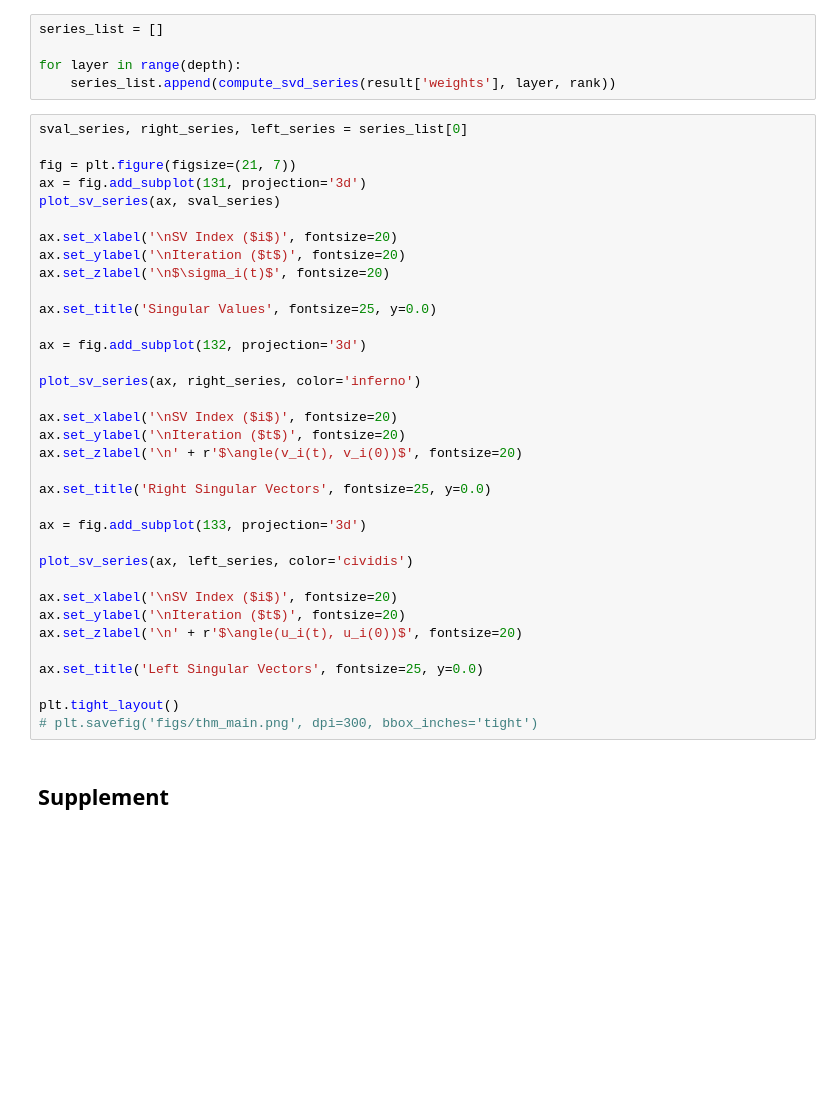
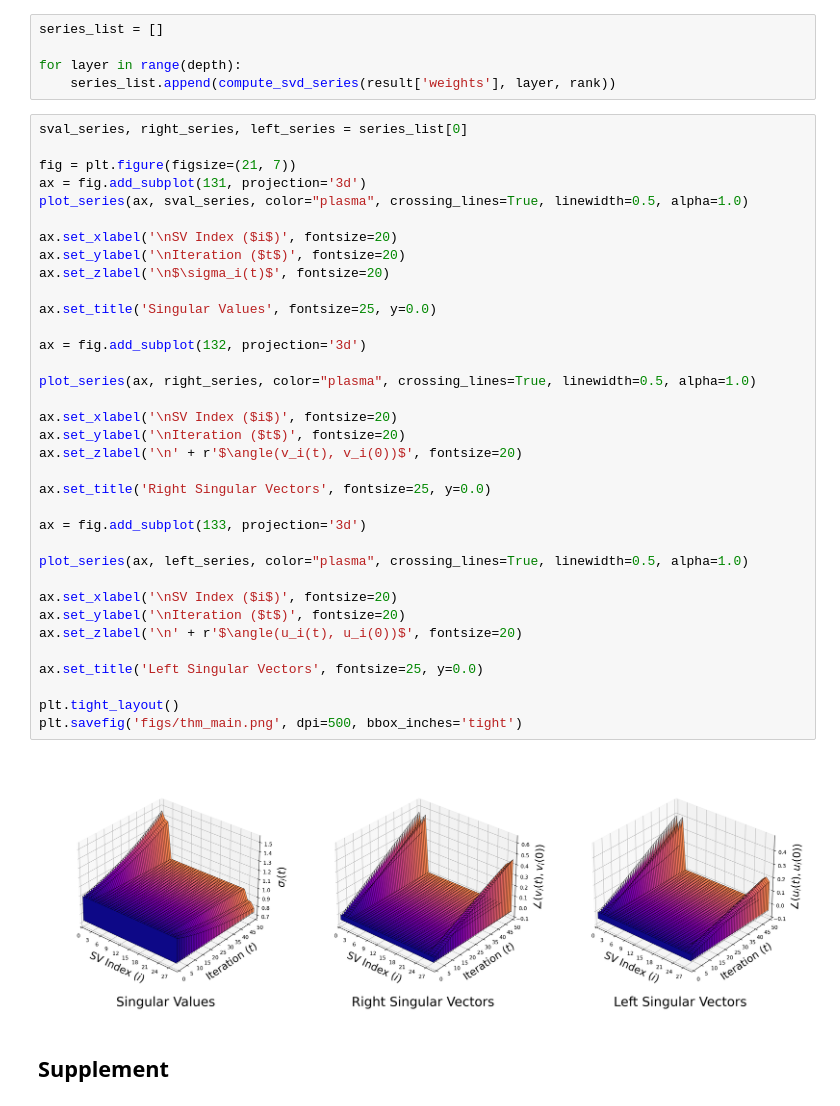
Before and after one commit to cjyaras/law-of-parsimony, a Jupyter notebook: fig_thm.ipynb, the cells around one changed output. Drawn from its saved outputs; the diff is of its cells as text; blank space fills up the shorter version.

```diff
--- a/fig_thm.ipynb
+++ b/fig_thm.ipynb
@@ -63,37 +67,39 @@ for layer in range(depth):
 sval_series, right_series, left_series = series_list[0]
 
 fig = plt.figure(figsize=(21, 7))
 ax = fig.add_subplot(131, projection='3d')
-plot_sv_series(ax, sval_series)
+plot_series(ax, sval_series, color="plasma", crossing_lines=True, linewidth=0.5, alpha=1.0)
 
 ax.set_xlabel('\nSV Index ($i$)', fontsize=20)
 ax.set_ylabel('\nIteration ($t$)', fontsize=20)
 ax.set_zlabel('\n$\sigma_i(t)$', fontsize=20)
 
 ax.set_title('Singular Values', fontsize=25, y=0.0)
 
 ax = fig.add_subplot(132, projection='3d')
 
-plot_sv_series(ax, right_series, color='inferno')
+plot_series(ax, right_series, color="plasma", crossing_lines=True, linewidth=0.5, alpha=1.0)
 
 ax.set_xlabel('\nSV Index ($i$)', fontsize=20)
 ax.set_ylabel('\nIteration ($t$)', fontsize=20)
 ax.set_zlabel('\n' + r'$\angle(v_i(t), v_i(0))$', fontsize=20)
 
 ax.set_title('Right Singular Vectors', fontsize=25, y=0.0)
 
 ax = fig.add_subplot(133, projection='3d')
 
-plot_sv_series(ax, left_series, color='cividis')
+plot_series(ax, left_series, color="plasma", crossing_lines=True, linewidth=0.5, alpha=1.0)
 
 ax.set_xlabel('\nSV Index ($i$)', fontsize=20)
 ax.set_ylabel('\nIteration ($t$)', fontsize=20)
 ax.set_zlabel('\n' + r'$\angle(u_i(t), u_i(0))$', fontsize=20)
 
 ax.set_title('Left Singular Vectors', fontsize=25, y=0.0)
 
 plt.tight_layout()
-# plt.savefig('figs/thm_main.png', dpi=300, bbox_inches='tight')
+plt.savefig('figs/thm_main.png', dpi=500, bbox_inches='tight')
+# %% [output]
+[figure, added]
 # %% [markdown]
 ## Supplement
 # %%
```
Also changed, not shown: parts of 2 cells of this notebook, 11 other files.
